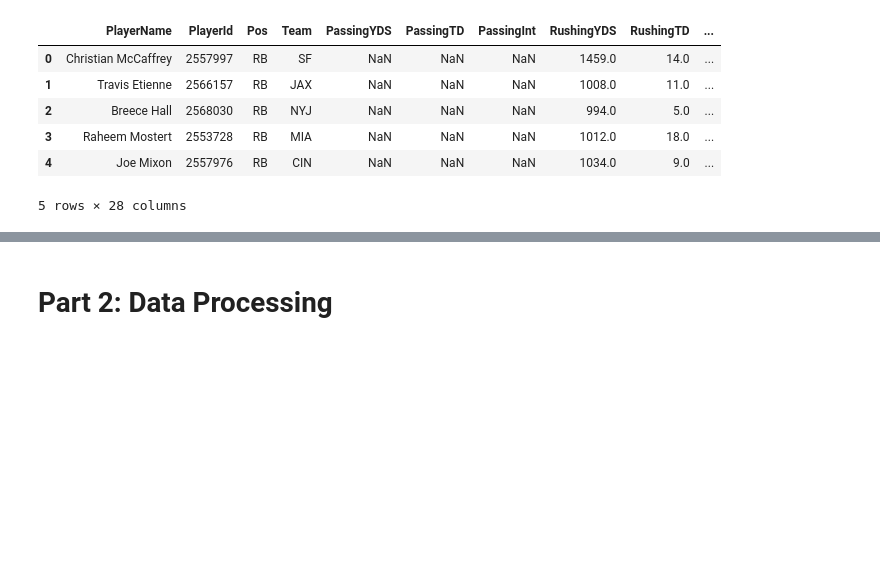
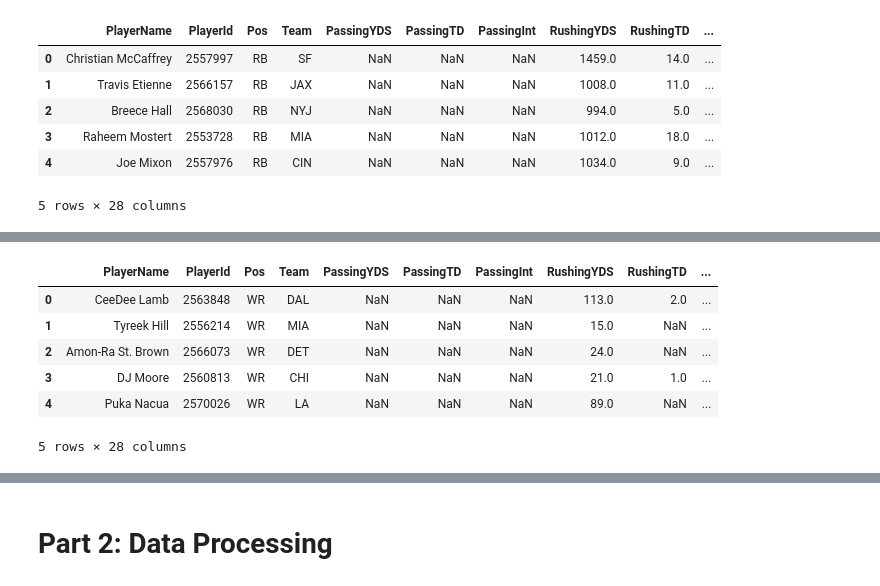
Before and after one commit to fdeegbe/FantasyFootballAnalysis, a Jupyter notebook: FantasyFootballAnalysis.ipynb, the cells around one changed output, grey strips where cells are left out. Cells and saved outputs as stored; diff of their text form; code cells hidden in the pictures; blank space fills up the shorter version.

```diff
--- a/FantasyFootballAnalysis.ipynb
+++ b/FantasyFootballAnalysis.ipynb
@@ -118,0 +141,21 @@ rb_dfs[-1].head()
+# %%
+years = ["2020", "2021", "2022", "2023"]
+# array of dataframes containing QB data for years 2020-2023
+wr_dfs = []
+for year in years:
+    wr_url = "https://raw.githubusercontent.com/hvpkod/NFL-Data/main/NFL-data-Players/"+ year +"/WR_season.csv"
+    wr_df = pd.read_csv(wr_url)
+    wr_df = wr_df.head(50)
+    # remove jr
+    wr_df['PlayerName'] = wr_df['PlayerName'].str.replace(r'\s+(Jr|Sr)\.?$', '', regex=True)
+    wr_dfs.append(wr_df)
+
+wr_dfs[-1].head()
+# %% [output]
+|  | PlayerName | PlayerId | Pos | Team | PassingYDS | PassingTD | PassingInt | RushingYDS | RushingTD | ... |
+| 0 | CeeDee Lamb | 2563848 | WR | DAL | NaN | NaN | NaN | 113.0 | 2.0 | ... |
+| 1 | Tyreek Hill | 2556214 | WR | MIA | NaN | NaN | NaN | 15.0 | NaN | ... |
+| 2 | Amon-Ra St. Brown | 2566073 | WR | DET | NaN | NaN | NaN | 24.0 | NaN | ... |
+| 3 | DJ Moore | 2560813 | WR | CHI | NaN | NaN | NaN | 21.0 | 1.0 | ... |
+| 4 | Puka Nacua | 2570026 | WR | LA | NaN | NaN | NaN | 89.0 | NaN | ... |
+5 rows × 28 columns
```
Also changed, not shown: parts of 18 cells of this notebook, 4 other files.
